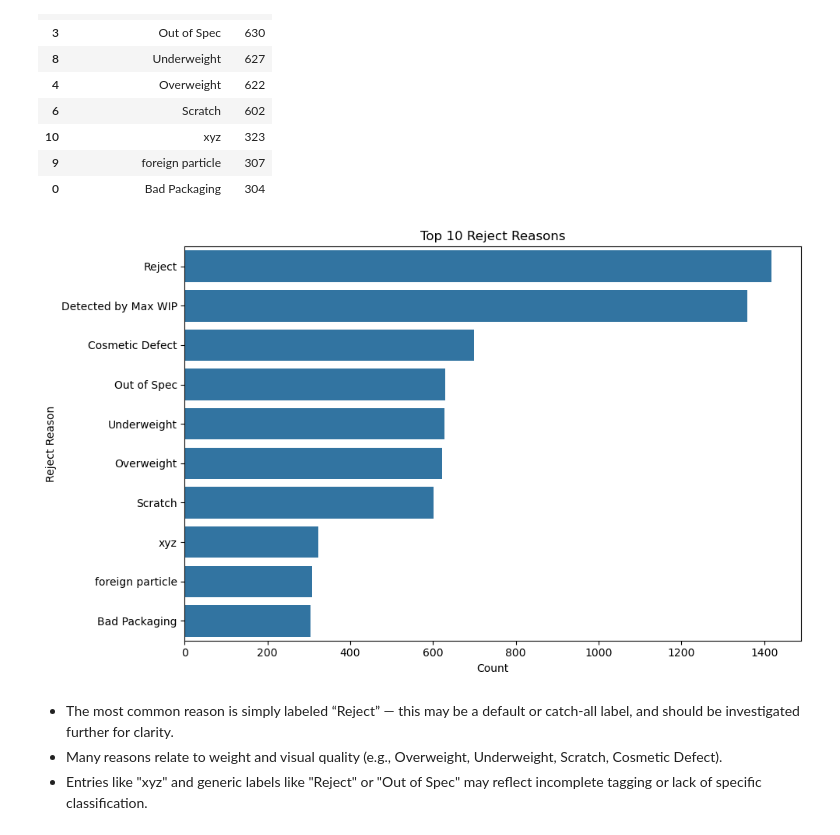
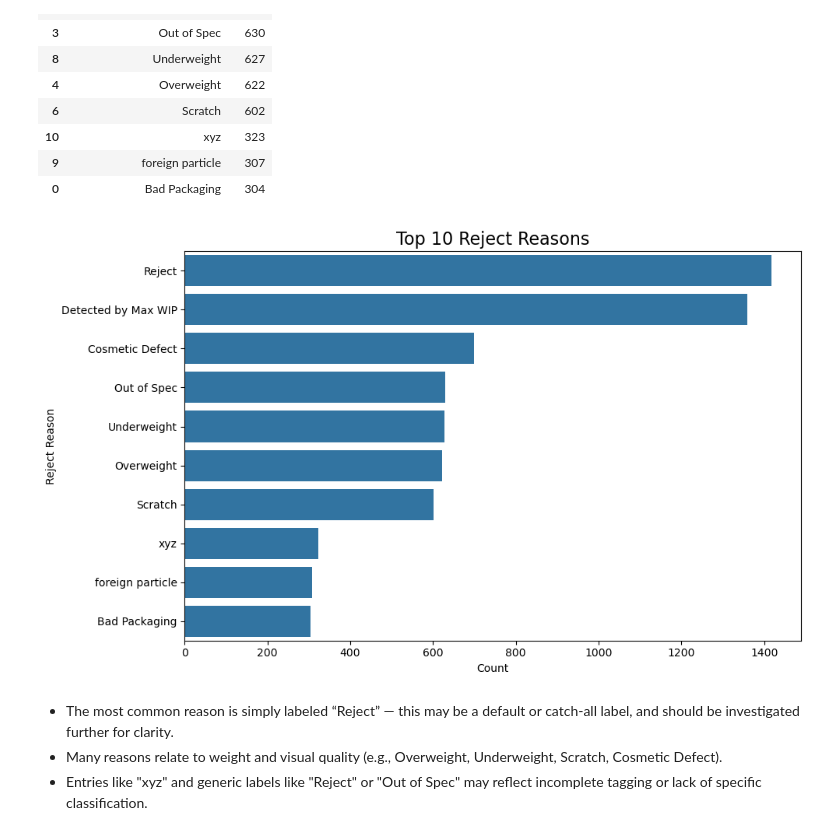
Before and after one commit to carrieyxia/BeerBo_Printing, a Jupyter notebook: manufacturing_analytics.ipynb, the cells around one changed output. Saved outputs shown, nothing was run; the diff lists cells and outputs as text; code cells hidden in the pictures.

```diff
--- a/manufacturing_analytics.ipynb
+++ b/manufacturing_analytics.ipynb
@@ -547,17 +547,17 @@ reject_reason_df.head(10)
 # %%
 plt.figure(figsize=(10, 6))
 sns.barplot(
     x='count',
     y='reject_reason_display_name',
     data=reject_reason_df.head(10)
 )
-plt.title('Top 10 Reject Reasons')
+plt.title('Top 10 Reject Reasons', fontsize = 16)
 plt.xlabel('Count')
 plt.ylabel('Reject Reason')
 plt.tight_layout()
 plt.show()
 # %% [output]
-[figure, old version]
+[figure, new version]
 # %% [markdown]
 - The most common reason is simply labeled “Reject” — this may be a default or catch-all label, and should be investigated further for clarity.
 - Many reasons relate to weight and visual quality (e.g., Overweight, Underweight, Scratch, Cosmetic Defect).
```
Also changed, not shown: parts of 3 cells of this notebook.
